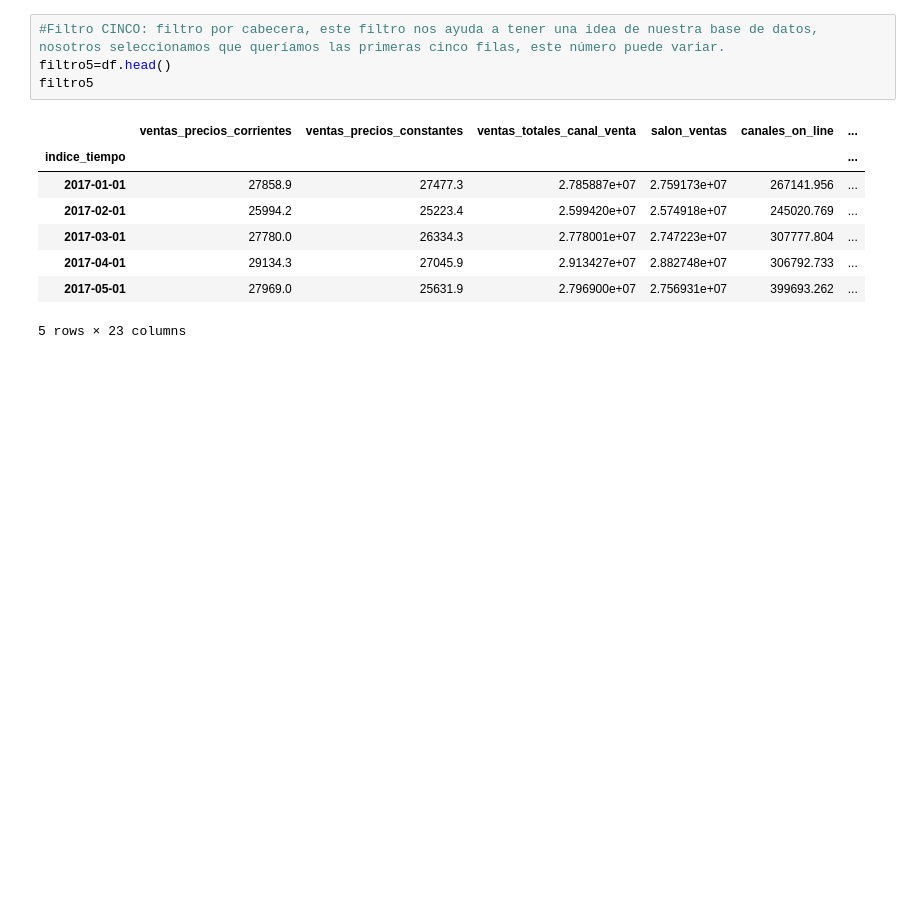
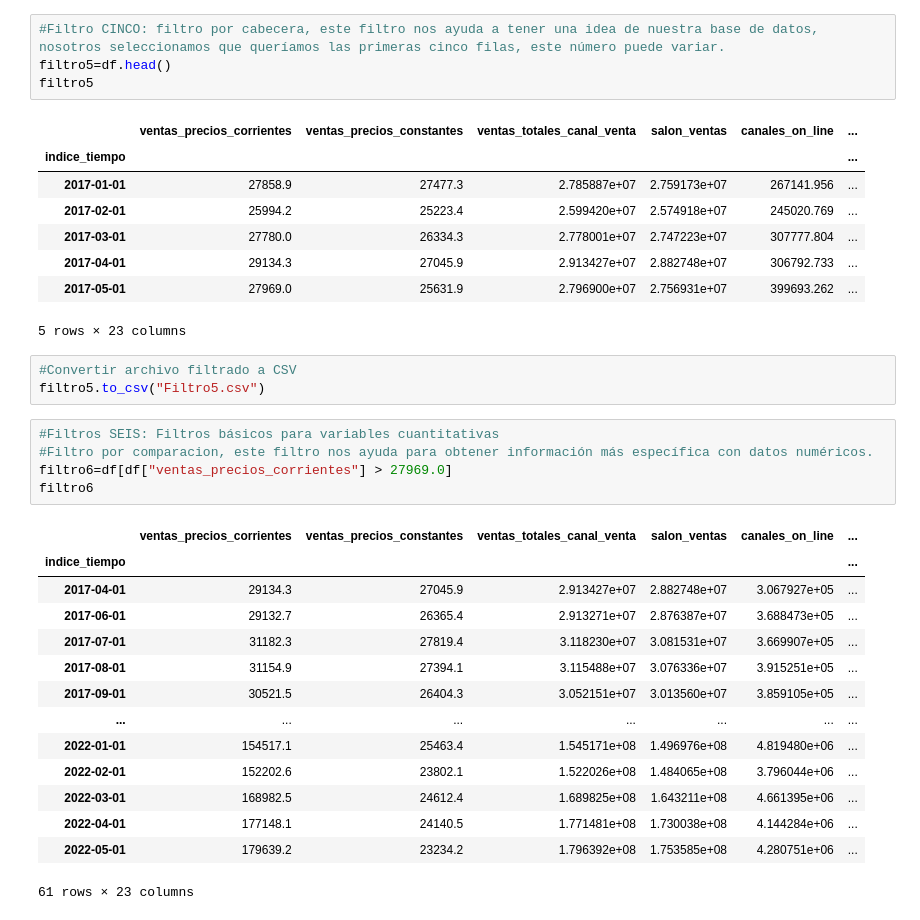
Before and after one commit to VictoriaTeCa/R-E-T-O-1, a Jupyter notebook: RETO1.ipynb, the cells around one changed output. Saved outputs shown, nothing was run; the diff lists cells and outputs as text; blank space fills up the shorter version.

Commit message:
Filtro SEIS

```diff
--- a/RETO1.ipynb
+++ b/RETO1.ipynb
@@ -98,3 +98,26 @@ filtro5
 | 2017-04-01 | 29134.3 | 27045.9 | 2.913427e+07 | 2.882748e+07 | 306792.733 | ... |
 | 2017-05-01 | 27969.0 | 25631.9 | 2.796900e+07 | 2.756931e+07 | 399693.262 | ... |
 5 rows × 23 columns
+# %%
+#Convertir archivo filtrado a CSV
+filtro5.to_csv("Filtro5.csv")
+# %%
+#Filtros SEIS: Filtros básicos para variables cuantitativas
+#Filtro por comparacion, este filtro nos ayuda para obtener información más específica con datos numéricos.
+filtro6=df[df["ventas_precios_corrientes"] > 27969.0]
+filtro6
+# %% [output]
+|  | ventas_precios_corrientes | ventas_precios_constantes | ventas_totales_canal_venta | salon_ventas | canales_on_line | ... |
+| indice_tiempo |  |  |  |  |  | ... |
+| 2017-04-01 | 29134.3 | 27045.9 | 2.913427e+07 | 2.882748e+07 | 3.067927e+05 | ... |
+| 2017-06-01 | 29132.7 | 26365.4 | 2.913271e+07 | 2.876387e+07 | 3.688473e+05 | ... |
+| 2017-07-01 | 31182.3 | 27819.4 | 3.118230e+07 | 3.081531e+07 | 3.669907e+05 | ... |
+| 2017-08-01 | 31154.9 | 27394.1 | 3.115488e+07 | 3.076336e+07 | 3.915251e+05 | ... |
+| 2017-09-01 | 30521.5 | 26404.3 | 3.052151e+07 | 3.013560e+07 | 3.859105e+05 | ... |
+| ... | ... | ... | ... | ... | ... | ... |
+| 2022-01-01 | 154517.1 | 25463.4 | 1.545171e+08 | 1.496976e+08 | 4.819480e+06 | ... |
+| 2022-02-01 | 152202.6 | 23802.1 | 1.522026e+08 | 1.484065e+08 | 3.796044e+06 | ... |
+| 2022-03-01 | 168982.5 | 24612.4 | 1.689825e+08 | 1.643211e+08 | 4.661395e+06 | ... |
+| 2022-04-01 | 177148.1 | 24140.5 | 1.771481e+08 | 1.730038e+08 | 4.144284e+06 | ... |
+| 2022-05-01 | 179639.2 | 23234.2 | 1.796392e+08 | 1.753585e+08 | 4.280751e+06 | ... |
+61 rows × 23 columns
```
